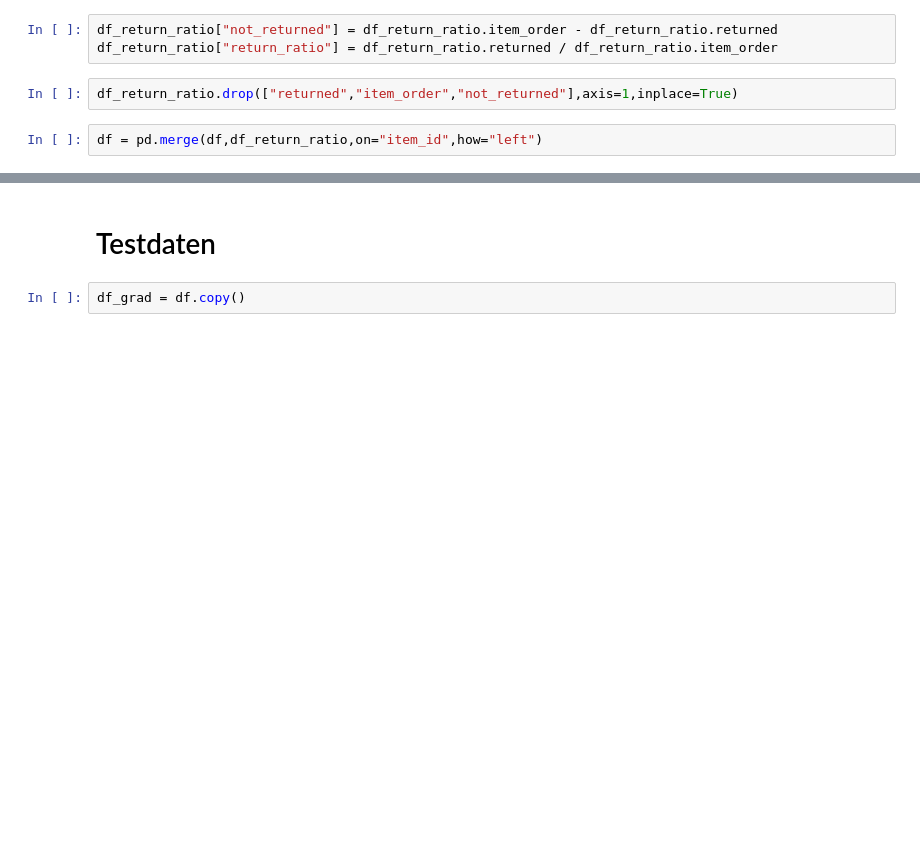
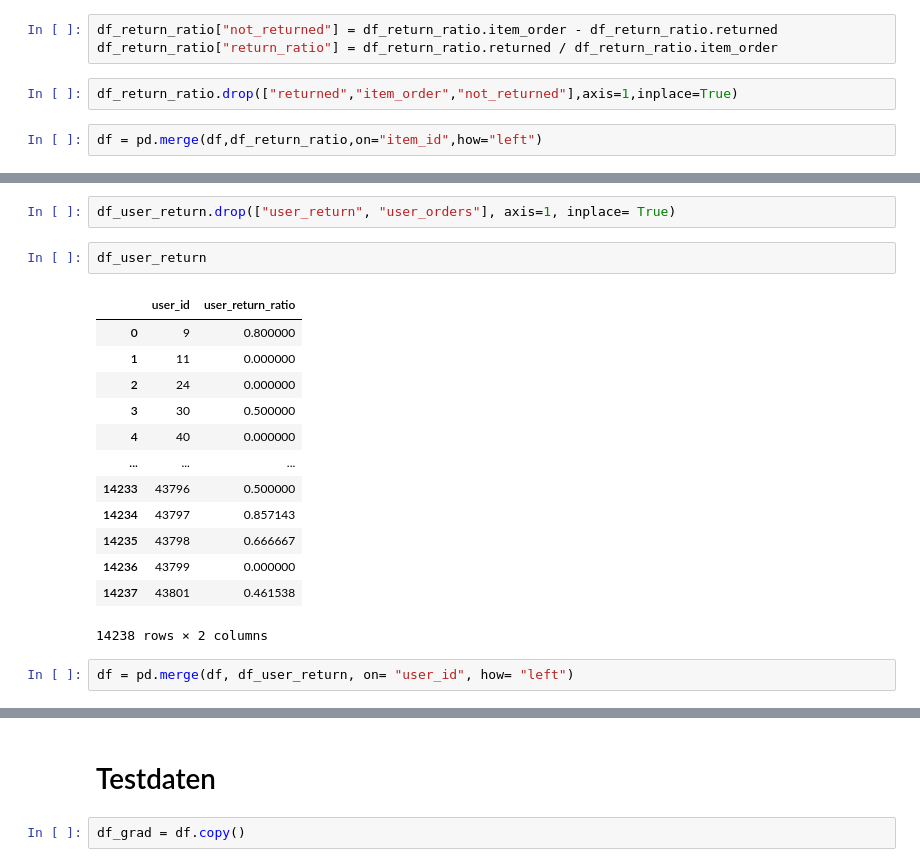
Before and after one commit to P-AEL/ML-Projekt, a Jupyter notebook: Flo/gradient_boosting.ipynb, the cells around one changed output, grey strips where cells are left out. Drawn from its saved outputs; the diff is of its cells as text; blank space fills up the shorter version.

```diff
--- a/Flo/gradient_boosting.ipynb
+++ b/Flo/gradient_boosting.ipynb
@@ -88,2 +138,22 @@ df = pd.merge(df,df_return_ratio,on="item_id",how="left")
+# %%
+df_user_return.drop(["user_return", "user_orders"], axis=1, inplace= True)
+# %%
+df_user_return
+# %% [output]
+|  | user_id | user_return_ratio |
+| 0 | 9 | 0.800000 |
+| 1 | 11 | 0.000000 |
+| 2 | 24 | 0.000000 |
+| 3 | 30 | 0.500000 |
+| 4 | 40 | 0.000000 |
+| ... | ... | ... |
+| 14233 | 43796 | 0.500000 |
+| 14234 | 43797 | 0.857143 |
+| 14235 | 43798 | 0.666667 |
+| 14236 | 43799 | 0.000000 |
+| 14237 | 43801 | 0.461538 |
+14238 rows × 2 columns
+# %%
+df = pd.merge(df, df_user_return, on= "user_id", how= "left")
 # %%
 df
```
Also changed, not shown: parts of 8 cells of this notebook.
